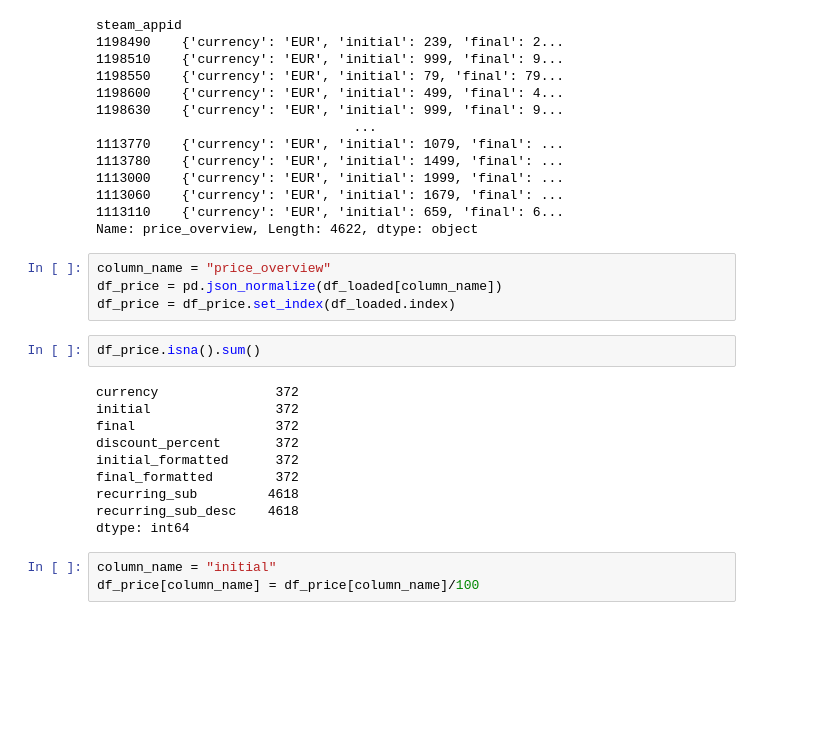
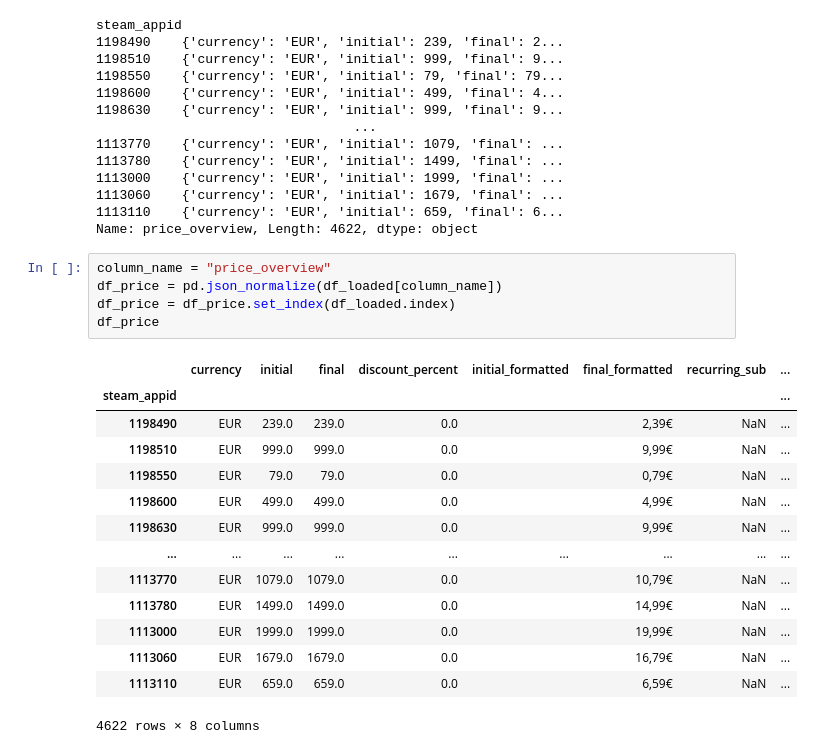
Before and after one commit to eceboran/steam_analytics, a Jupyter notebook: Code/Data Exploration/load_json_file_save_clean_csv.ipynb, the cells around one changed output. Drawn from its saved outputs; the diff is of its cells as text; blank space fills up the shorter version.

```diff
--- a/Code/Data Exploration/load_json_file_save_clean_csv.ipynb
+++ b/Code/Data Exploration/load_json_file_save_clean_csv.ipynb
@@ -451,19 +501,20 @@ Name: price_overview, Length: 4622, dtype: object
 # %%
 column_name = "price_overview"
 df_price = pd.json_normalize(df_loaded[column_name])
 df_price = df_price.set_index(df_loaded.index)
+df_price
+# %% [output]
+|  | currency | initial | final | discount_percent | initial_formatted | final_formatted | recurring_sub | ... |
+| steam_appid |  |  |  |  |  |  |  | ... |
+| 1198490 | EUR | 239.0 | 239.0 | 0.0 |  | 2,39€ | NaN | ... |
+| 1198510 | EUR | 999.0 | 999.0 | 0.0 |  | 9,99€ | NaN | ... |
+| 1198550 | EUR | 79.0 | 79.0 | 0.0 |  | 0,79€ | NaN | ... |
+| 1198600 | EUR | 499.0 | 499.0 | 0.0 |  | 4,99€ | NaN | ... |
+| 1198630 | EUR | 999.0 | 999.0 | 0.0 |  | 9,99€ | NaN | ... |
+| ... | ... | ... | ... | ... | ... | ... | ... | ... |
+| 1113770 | EUR | 1079.0 | 1079.0 | 0.0 |  | 10,79€ | NaN | ... |
+| 1113780 | EUR | 1499.0 | 1499.0 | 0.0 |  | 14,99€ | NaN | ... |
+| 1113000 | EUR | 1999.0 | 1999.0 | 0.0 |  | 19,99€ | NaN | ... |
+| 1113060 | EUR | 1679.0 | 1679.0 | 0.0 |  | 16,79€ | NaN | ... |
+| 1113110 | EUR | 659.0 | 659.0 | 0.0 |  | 6,59€ | NaN | ... |
+4622 rows × 8 columns
-# %%
-df_price.isna().sum()
-# %% [output]
-currency               372
-initial                372
-final                  372
-discount_percent       372
-initial_formatted      372
-final_formatted        372
-recurring_sub         4618
-recurring_sub_desc    4618
-dtype: int64
-# %%
-column_name = "initial"
-df_price[column_name] = df_price[column_name]/100
```
Also changed, not shown: parts of 25 cells of this notebook, 15 other files.
